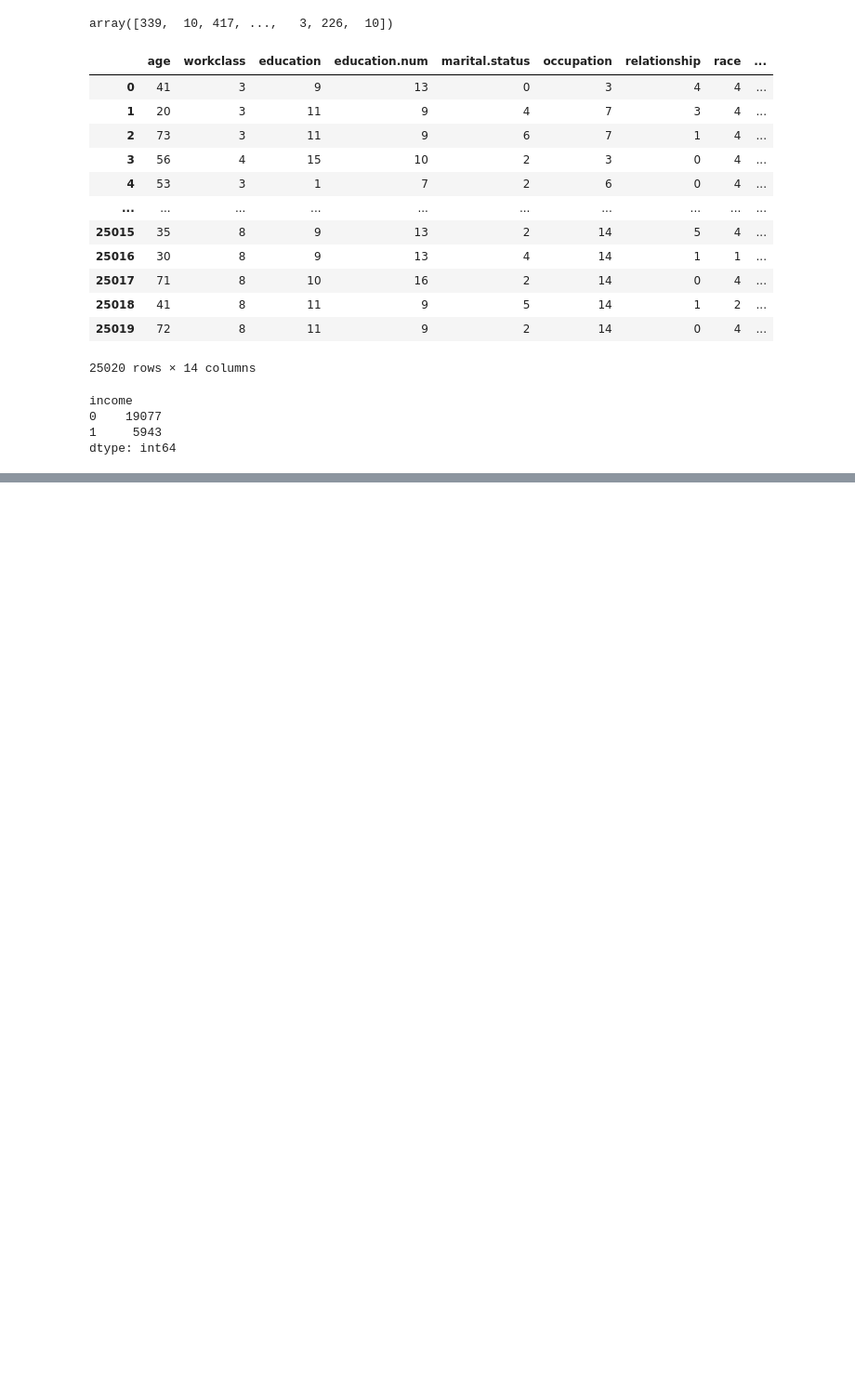
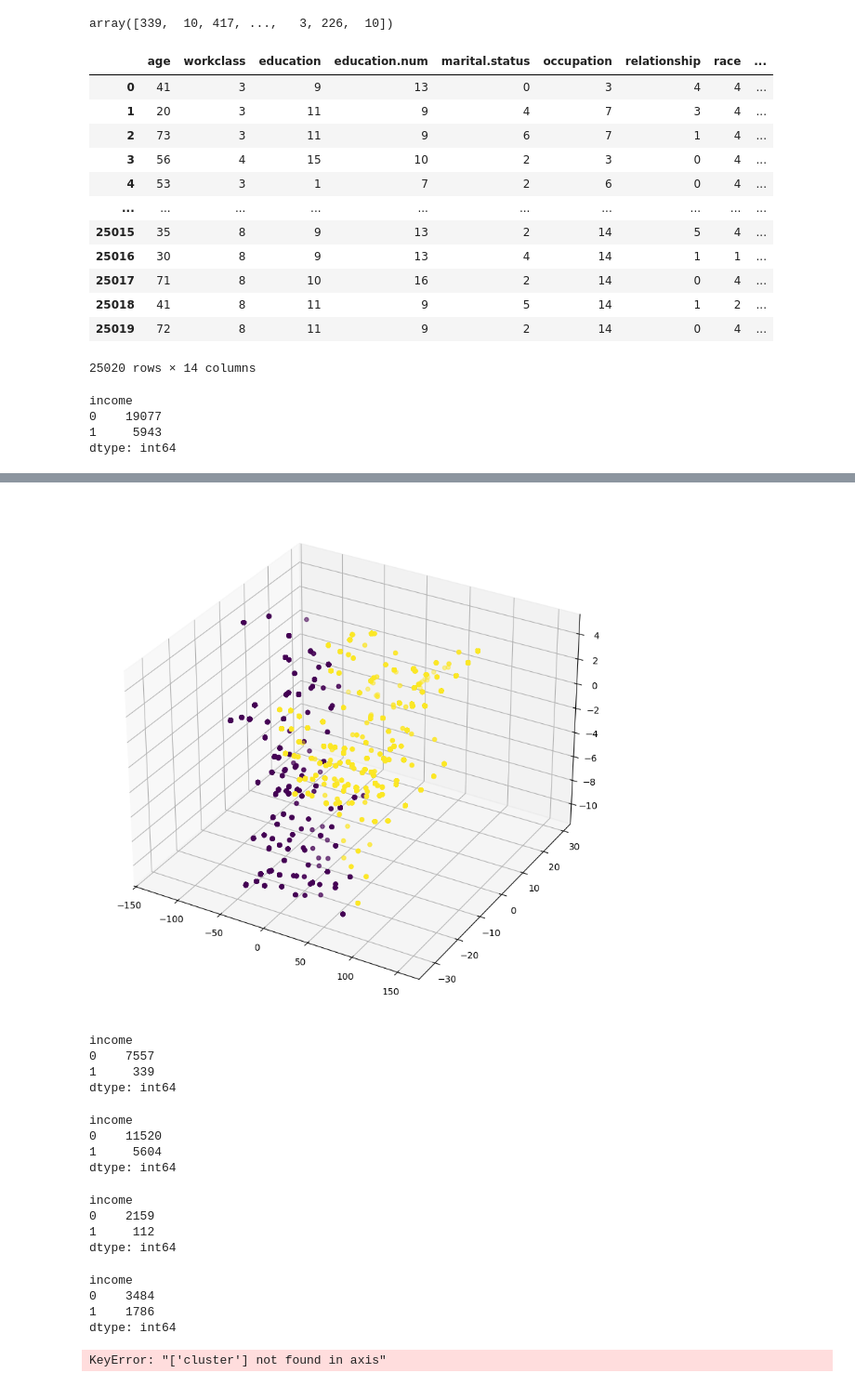
Before and after one commit to Skkuhodomo/DScover-adult-income-prediction, a Jupyter notebook: tabnet_encoding.ipynb, the cells around one changed output, grey strips where cells are left out. Shown: that part at 93% size. Drawn from its saved outputs; the diff is of its cells as text; code cells hidden in the pictures; blank space fills up the shorter version.

```diff
--- a/tabnet_encoding.ipynb
+++ b/tabnet_encoding.ipynb
@@ -404,0 +453,48 @@ Name: 207, dtype: int64
+# %%
+#  pca_embeddings_test의 클러스터들, , pca_embeddings의 클러스터들 색 각각 다르게 해서 그래프 그리기
+fig = plt.figure(figsize=(10, 10))
+ax = fig.add_subplot(111, projection='3d')
+ax.scatter(pca_embeddings[:, 0], pca_embeddings[:, 1], pca_embeddings[:, 2], c=cluster)
+ax.scatter(pca_embeddings_test[:, 0], pca_embeddings_test[:, 1], pca_embeddings_test[:, 2], c=cluster_test)
+
+# 3d 파일 ./data에 저장
+plt.savefig('./data/3d_both.png')
+# %% [output]
+[figure, added]
+# %%
+# 각 클러스터의 값들 비교
+cluster_0 = train[cluster == 0]
+cluster_1 = train[cluster == 1]
+
+cluster_0.value_counts('income')
+# %% [output]
+income
+0    7557
+1     339
+dtype: int64
+# %%
+cluster_1.value_counts('income')
+# %% [output]
+income
+0    11520
+1     5604
+dtype: int64
+# %%
+# test 데이터의 클러스터 0, 1 비율
+test['cluster'] = cluster_test
+test_cluster_0 = test[test['cluster'] == 0]
+test_cluster_1 = test[test['cluster'] == 1]
+
+test_cluster_0.value_counts('income')
+# %% [output]
+income
+0    2159
+1     112
+dtype: int64
+# %%
+test_cluster_1.value_counts('income')
+# %% [output]
+income
+0    3484
+1    1786
+dtype: int64
@@ -404,0 +509,4 @@ Name: 207, dtype: int64
+# %%
+test.drop(['pred', 'cluster'], axis=1, inplace=True)
+# %% [output]
+KeyError: "['cluster'] not found in axis"
```
Also changed, not shown: parts of 15 cells of this notebook, 6 other files.
